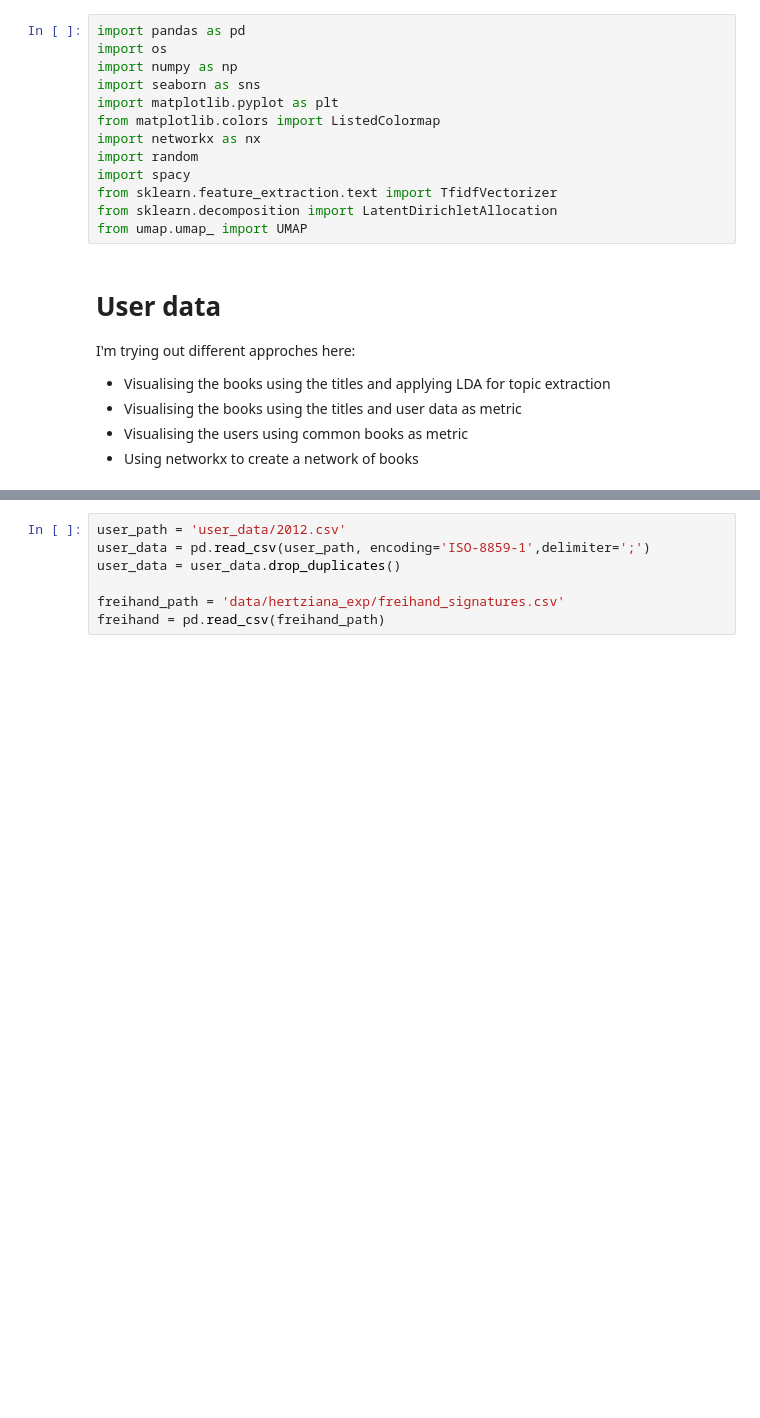
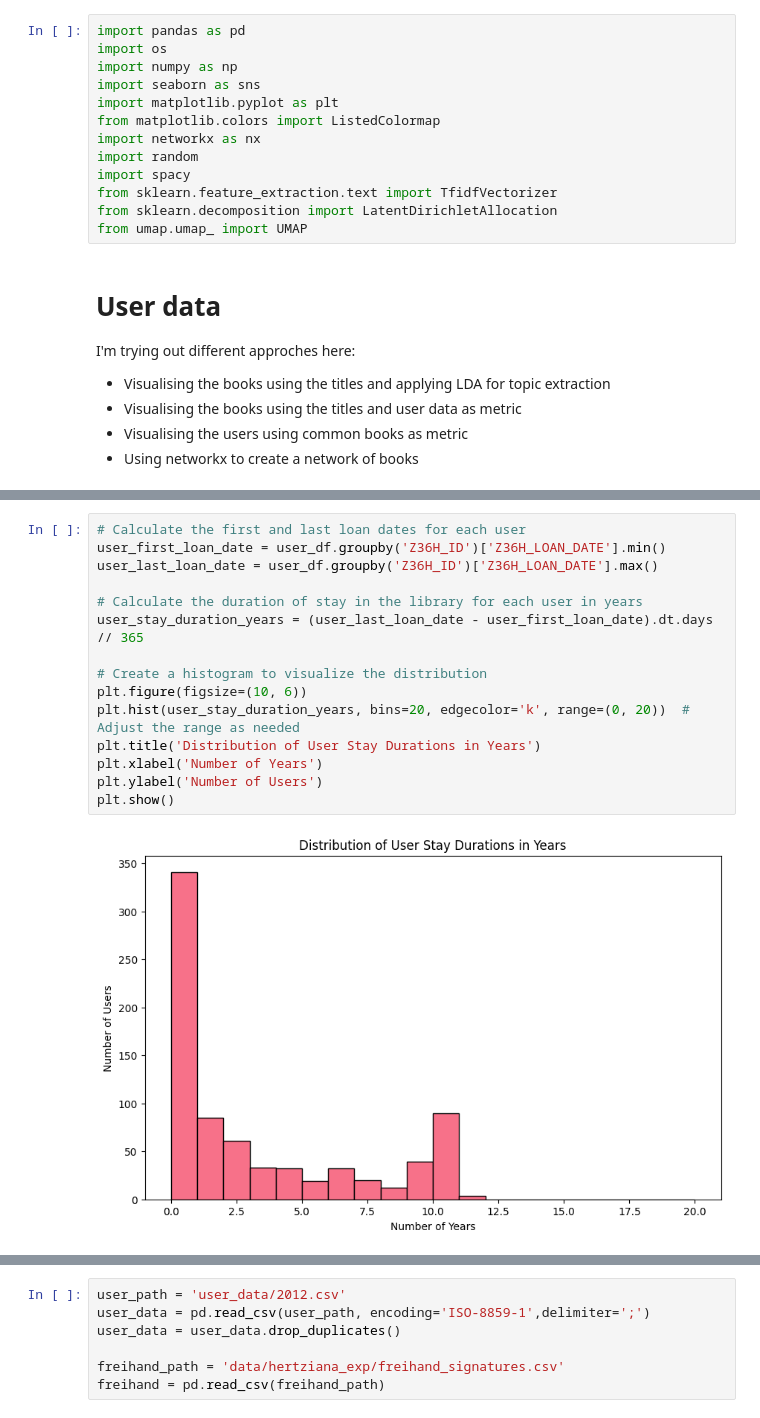
Before and after one commit to hanaCasey/BHVizData, a Jupyter notebook: users.ipynb, the cells around one changed output, grey strips where cells are left out. Saved outputs shown, nothing was run; the diff lists cells and outputs as text; blank space fills up the shorter version.

```diff
--- a/users.ipynb
+++ b/users.ipynb
@@ -60,0 +99,17 @@ user_df
+# %%
+# Calculate the first and last loan dates for each user
+user_first_loan_date = user_df.groupby('Z36H_ID')['Z36H_LOAN_DATE'].min()
+user_last_loan_date = user_df.groupby('Z36H_ID')['Z36H_LOAN_DATE'].max()
+
+# Calculate the duration of stay in the library for each user in years
+user_stay_duration_years = (user_last_loan_date - user_first_loan_date).dt.days // 365
+
+# Create a histogram to visualize the distribution
+plt.figure(figsize=(10, 6))
+plt.hist(user_stay_duration_years, bins=20, edgecolor='k', range=(0, 20))  # Adjust the range as needed
+plt.title('Distribution of User Stay Durations in Years')
+plt.xlabel('Number of Years')
+plt.ylabel('Number of Users')
+plt.show()
+# %% [output]
+[figure, added]
```
Also changed, not shown: parts of 12 cells of this notebook.
